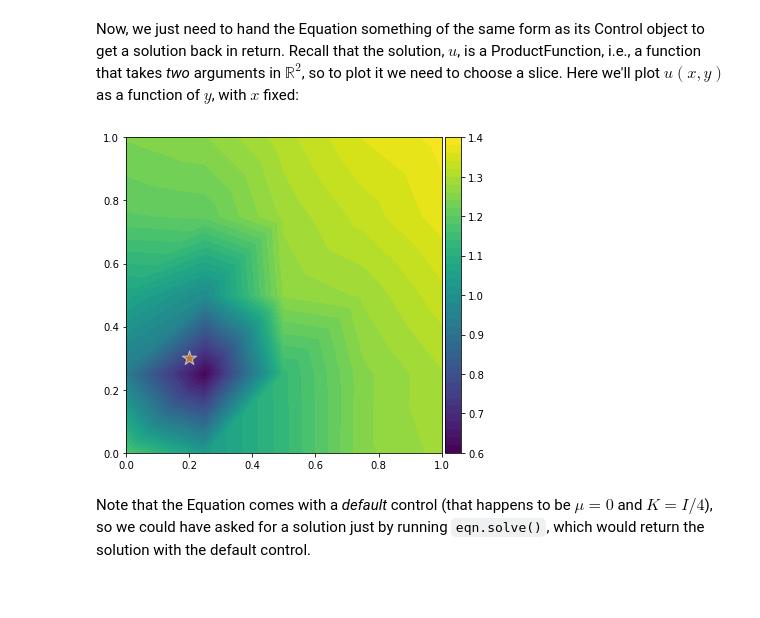
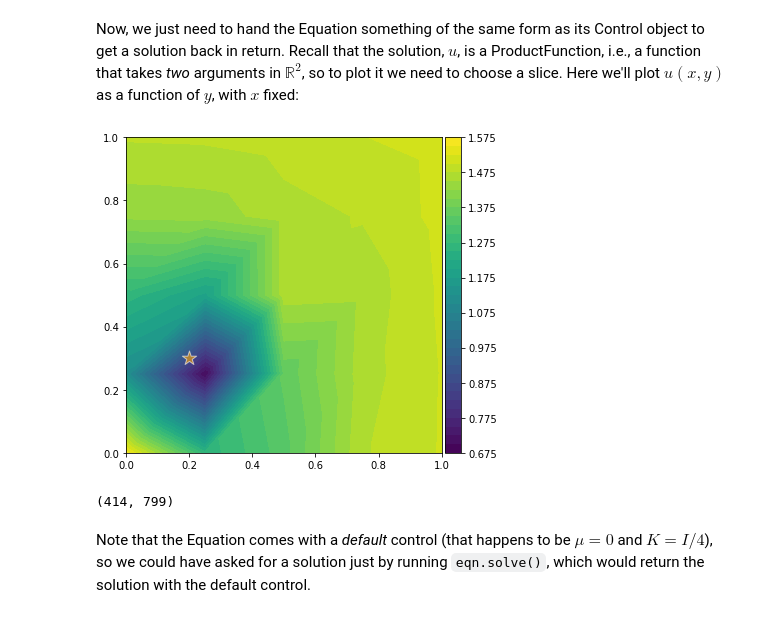
Before and after one commit to kr-colab/product-space-FEM, a Jupyter notebook: docs/tutorial.ipynb, the cells around one changed output. Drawn from its saved outputs; the diff is of its cells as text; code cells hidden in the pictures.

```diff
--- a/docs/tutorial.ipynb
+++ b/docs/tutorial.ipynb
@@ -175,10 +175,14 @@ i.e., a function that takes *two* arguments in $\mathbb{R}^2$,
 so to plot it we need to choose a slice.
 Here we'll plot $u(x, y)$ as a function of $y$, with $x$ fixed:
 # %%
-u = eqn.solve([mu, K])
+u = eqn.solve([new_mu, new_K])
 u.plot(x=(0.2, 0.3))
 # %% [output]
-[figure, old version]
+[figure, new version]
+# %%
+eqn.control[0].id(), new_mu.id()
+# %% [output]
+(414, 799)
 # %% [markdown]
 Note that the Equation comes with a *default* control
 (that happens to be $\mu = 0$ and $K = I/4$),
```
Also changed, not shown: parts of 4 cells of this notebook, 2 other files.
